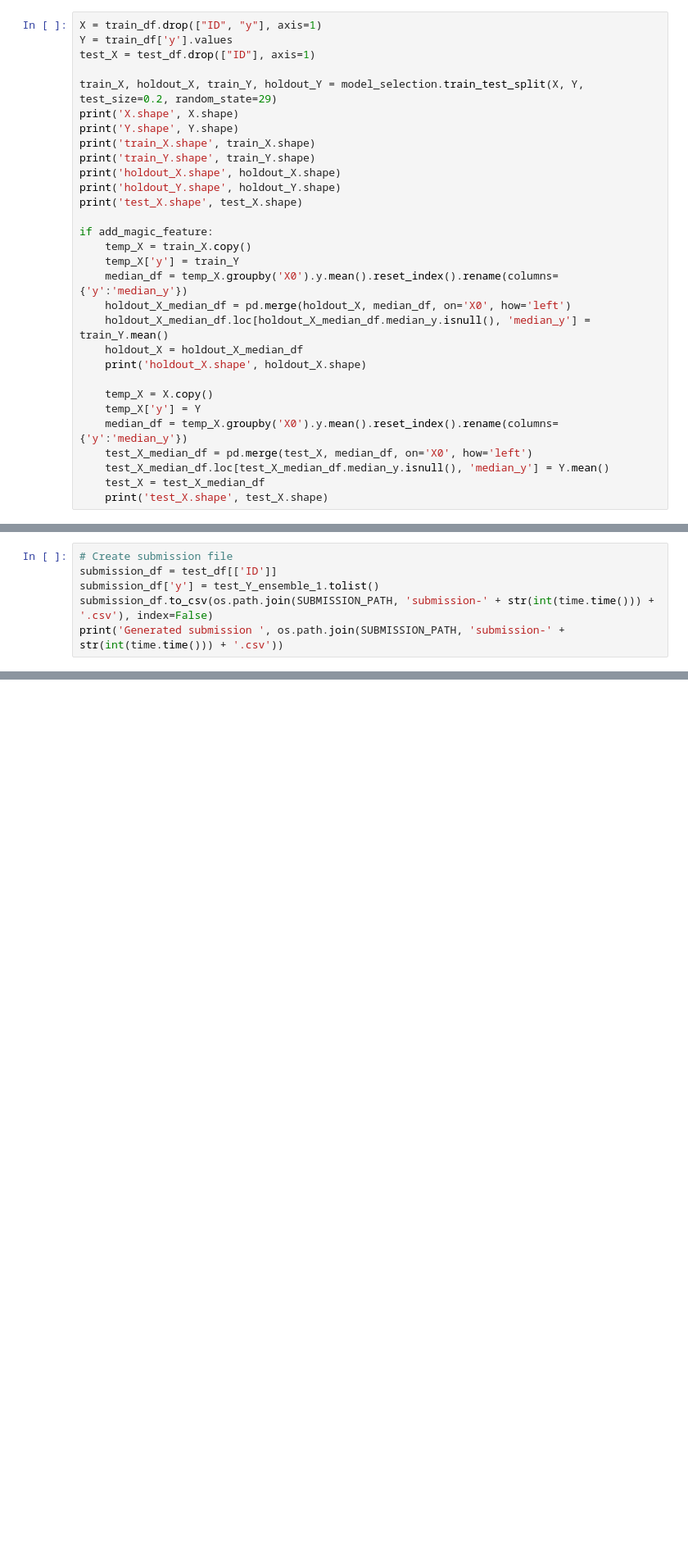
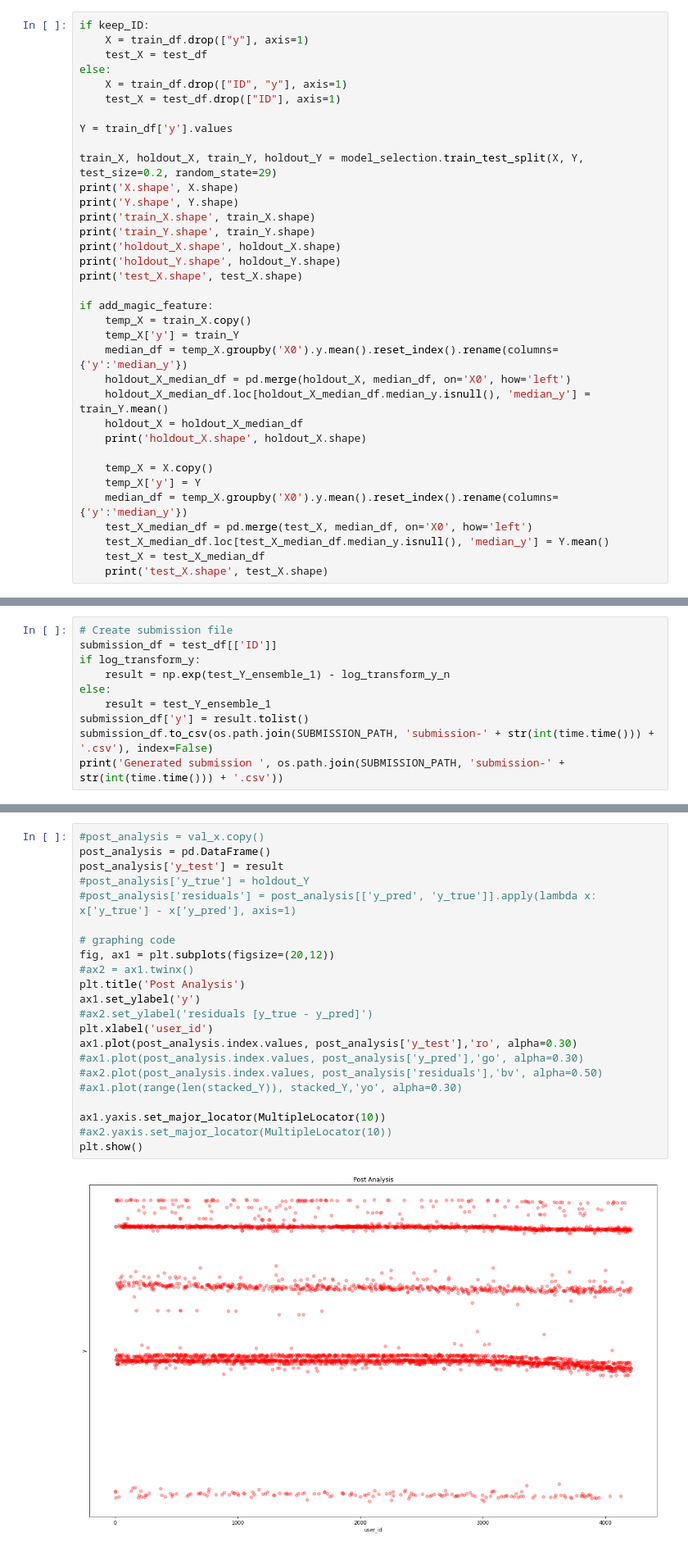
Before and after one commit to malhotraa/mercedes-benz-greener-manufacturing, a Jupyter notebook: notebooks/model_magic.ipynb, the cells around one changed output, grey strips where cells are left out. Shown: that part at 82% size. Cells and saved outputs as stored; diff of their text form; blank space fills up the shorter version.

```diff
--- a/notebooks/model_magic.ipynb
+++ b/notebooks/model_magic.ipynb
@@ -119,9 +126,14 @@ Dropping constant value columns
 train_df.shape (4208, 406)
 test_df.shape (4209, 405)
 # %%
-X = train_df.drop(["ID", "y"], axis=1)
+if keep_ID:
+    X = train_df.drop(["y"], axis=1)
+    test_X = test_df
+else:
+    X = train_df.drop(["ID", "y"], axis=1)
+    test_X = test_df.drop(["ID"], axis=1)
+
 Y = train_df['y'].values
-test_X = test_df.drop(["ID"], axis=1)
 
 train_X, holdout_X, train_Y, holdout_Y = model_selection.train_test_split(X, Y, test_size=0.2, random_state=29)
 print('X.shape', X.shape)
@@ -471,7 +559,11 @@ plt.show()
 # %%
 # Create submission file
 submission_df = test_df[['ID']]
-submission_df['y'] = test_Y_ensemble_1.tolist()
+if log_transform_y:
+    result = np.exp(test_Y_ensemble_1) - log_transform_y_n
+else:
+    result = test_Y_ensemble_1
+submission_df['y'] = result.tolist()
 submission_df.to_csv(os.path.join(SUBMISSION_PATH, 'submission-' + str(int(time.time())) + '.csv'), index=False)
 print('Generated submission ', os.path.join(SUBMISSION_PATH, 'submission-' + str(int(time.time())) + '.csv'))
 # %% [output]
@@ -483,0 +576,24 @@ See the caveats in the documentation: http://pandas.pydata.org/pandas-docs/stabl
+# %%
+#post_analysis = val_x.copy()
+post_analysis = pd.DataFrame()
+post_analysis['y_test'] = result
+#post_analysis['y_true'] = holdout_Y
+#post_analysis['residuals'] = post_analysis[['y_pred', 'y_true']].apply(lambda x: x['y_true'] - x['y_pred'], axis=1)
+
+# graphing code
+fig, ax1 = plt.subplots(figsize=(20,12))
+#ax2 = ax1.twinx()
+plt.title('Post Analysis')
+ax1.set_ylabel('y')
+#ax2.set_ylabel('residuals [y_true - y_pred]')
+plt.xlabel('user_id')
+ax1.plot(post_analysis.index.values, post_analysis['y_test'],'ro', alpha=0.30)
+#ax1.plot(post_analysis.index.values, post_analysis['y_pred'],'go', alpha=0.30)
+#ax2.plot(post_analysis.index.values, post_analysis['residuals'],'bv', alpha=0.50)
+#ax1.plot(range(len(stacked_Y)), stacked_Y,'yo', alpha=0.30)
+
+ax1.yaxis.set_major_locator(MultipleLocator(10))
+#ax2.yaxis.set_major_locator(MultipleLocator(10))
+plt.show()
+# %% [output]
+[figure, added]
```
Also changed, not shown: parts of 15 cells of this notebook.
